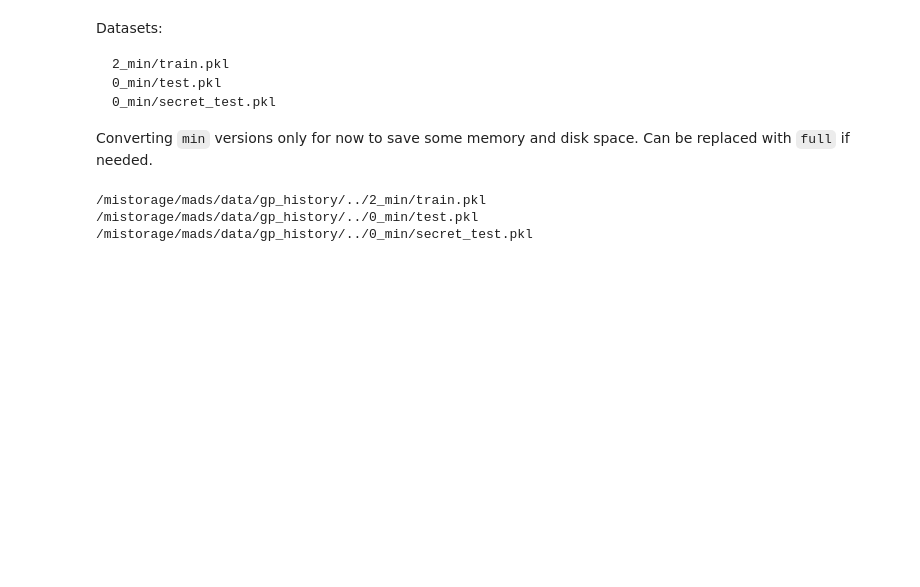
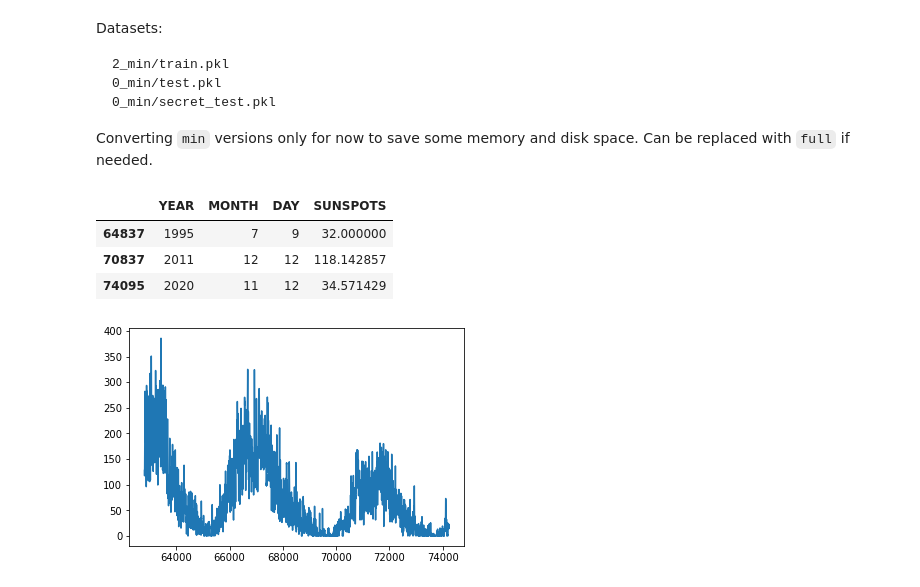
Before and after one commit to cm-tle-pred/tle-prediction, a Jupyter notebook: 3_feature_engineering/feature_engineering.ipynb, the cells around one changed output. Saved outputs shown, nothing was run; the diff lists cells and outputs as text; code cells hidden in the pictures; blank space fills up the shorter version.

Commit message:
NN code test

```diff
--- a/3_feature_engineering/feature_engineering.ipynb
+++ b/3_feature_engineering/feature_engineering.ipynb
@@ -56,17 +53,0 @@ version = "min" # or "min" or "full" data
-# %%
-input_files = [
-    (2, "train.pkl"),
-    (0, "test.pkl"),
-    (0, "secret_test.pkl")
-]
-
-for n,f in input_files:
-    print(f"{os.environ['GP_HIST_PATH']}/../{n}_{version}/{f}")
-
-train_df = pd.read_pickle(f"{os.environ['GP_HIST_PATH']}/../2_{version}/train.pkl")
-# test_df = pd.read_pickle(f"{os.environ['GP_HIST_PATH']}/../0_{version}/test.pkl")
-# secret_test_df = pd.read_pickle(f"{os.environ['GP_HIST_PATH']}/../0_{version}/secret_test.pkl")
-# %% [output]
-/mistorage/mads/data/gp_history/../2_min/train.pkl
-/mistorage/mads/data/gp_history/../0_min/test.pkl
-/mistorage/mads/data/gp_history/../0_min/secret_test.pkl
@@ -75 +54,14 @@ train_df = pd.read_pickle(f"{os.environ['GP_HIST_PATH']}/../2_{version}/train.pk
+# %%
+sunspots = pd.read_csv("./sunspots.csv", delimiter=";", names=["YEAR","MONTH","DAY","yf","daily_ss","ss_std","num_obsr","flag"])
+sunspots = sunspots[sunspots.yf.between(1989.95,2021.5)]
+sunspots['SUNSPOTS'] = sunspots['daily_ss'].rolling(7,1).mean()
+sunspots = sunspots[['YEAR','MONTH','DAY','SUNSPOTS']]
+plt.plot(sunspots['SUNSPOTS'])
+sunspots.sample(3)
+# %% [output]
+|  | YEAR | MONTH | DAY | SUNSPOTS |
+| 64837 | 1995 | 7 | 9 | 32.000000 |
+| 70837 | 2011 | 12 | 12 | 118.142857 |
+| 74095 | 2020 | 11 | 12 | 34.571429 |
+[figure, added]
 # %%
```
Also changed, not shown: parts of 13 cells of this notebook, 11 other files.
